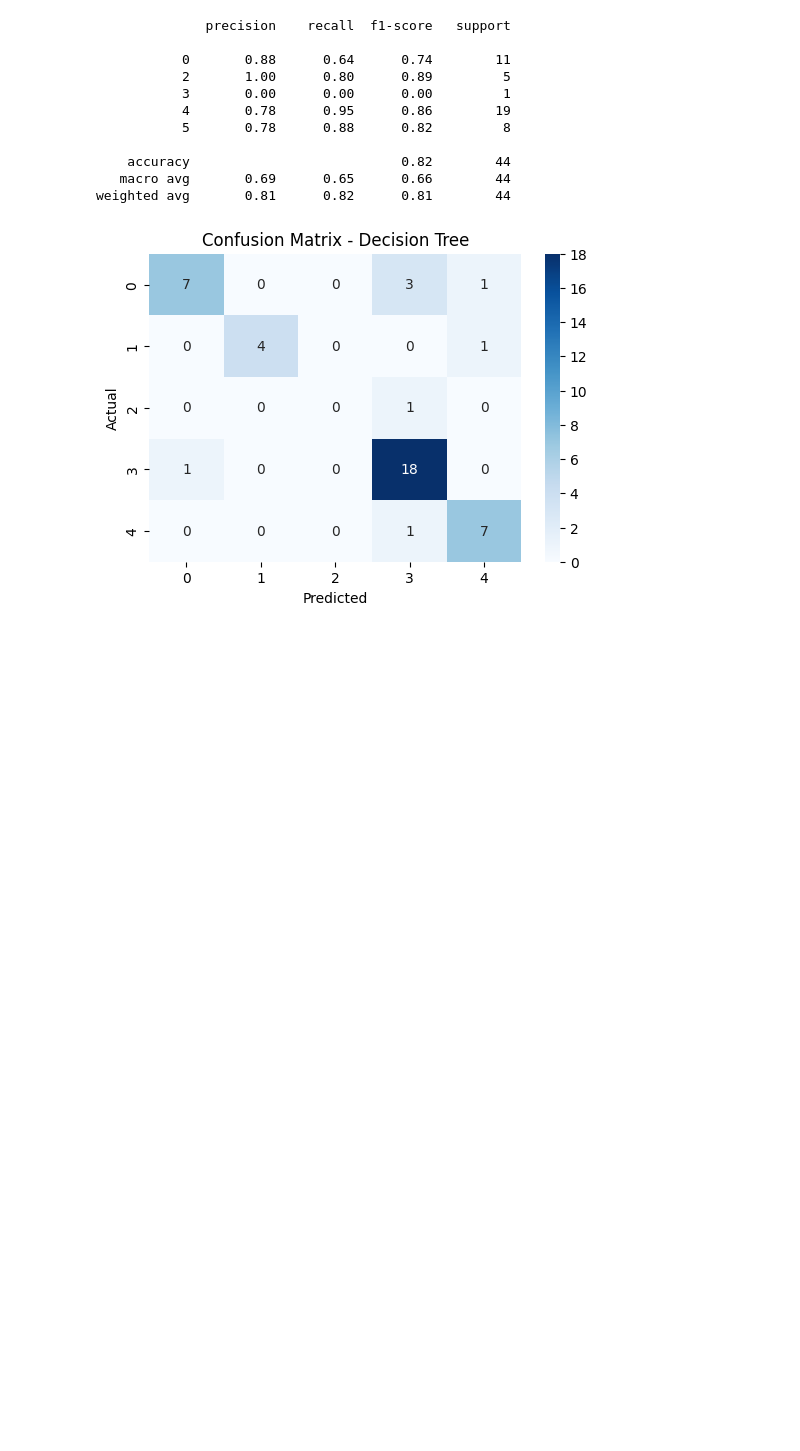
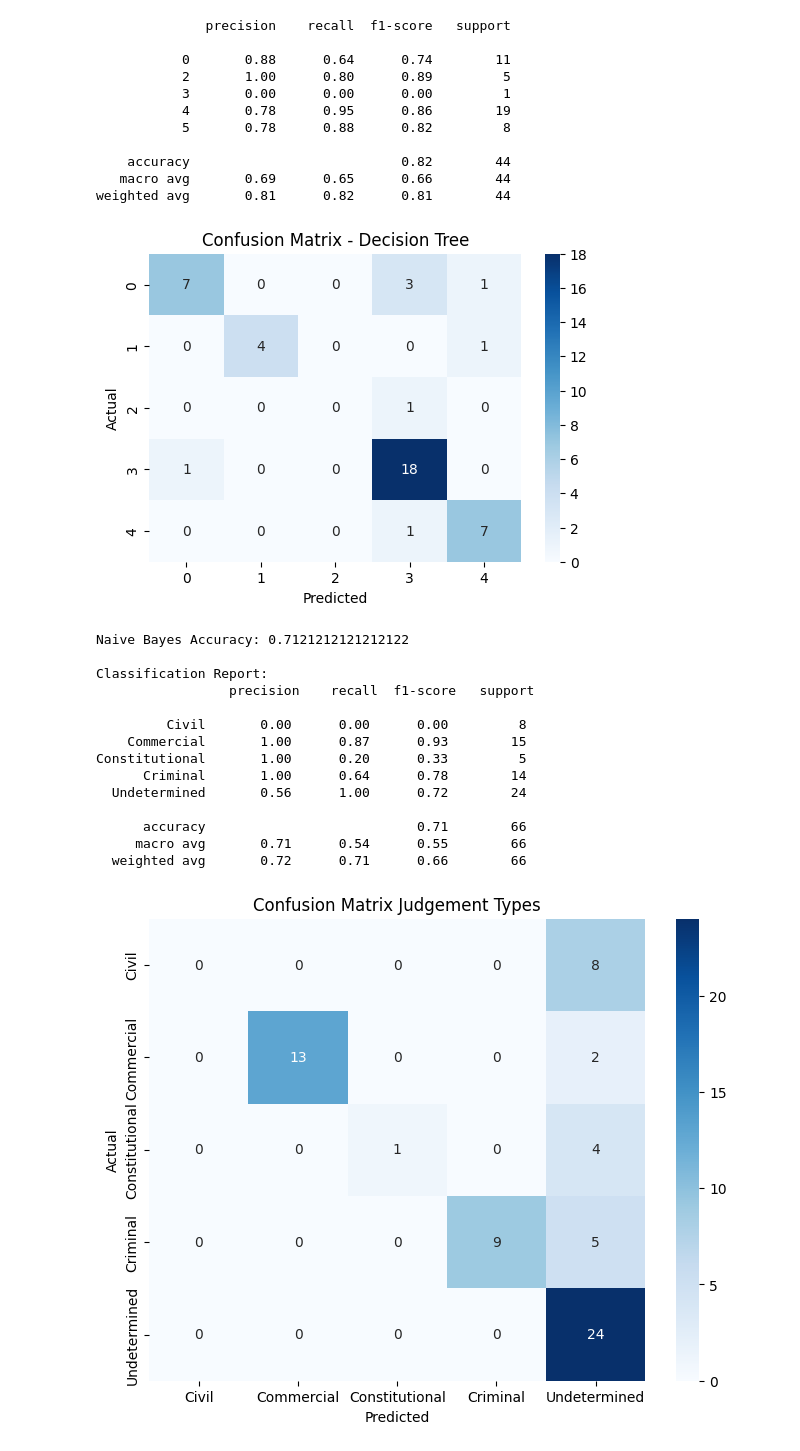
Before and after one commit to SuwilanjiTrey/DataMining-11, a Jupyter notebook: dataMiningGroup11.ipynb, the cells around one changed output. Cells and saved outputs as stored; diff of their text form; code cells hidden in the pictures; blank space fills up the shorter version.

Commit message:
[EV] added confusion matrixes and more graphs to visualize the data

```diff
--- a/dataMiningGroup11.ipynb
+++ b/dataMiningGroup11.ipynb
@@ -436,3 +437,62 @@ plt.show()
    macro avg       0.69      0.65      0.66        44
 weighted avg       0.81      0.82      0.81        44
 [figure]
+# %%
+# Encode target variable
+label_e = LabelEncoder()
+y = label_e.fit_transform(df["JudgmentType"])
+caseSummary = df["CaseSummary"].astype(str)
+X = caseSummary  # Features (text only)
+X_train, X_test, y_train, y_test = train_test_split(
+    X, y, test_size=0.3, random_state=42, stratify=y
+)
+from sklearn.feature_extraction.text import TfidfVectorizer
+
+vectorizer = TfidfVectorizer(
+    stop_words="english",
+    max_features=10000,
+    ngram_range=(1,5),   # unigrams + bigrams + trigrams and beyond .......
+    min_df=2,            # ignore words appearing in <2 docs
+    max_df=0.9           # ignore words appearing in >90% docs
+)
+X_train_tfidf = vectorizer.fit_transform(X_train)
+X_test_tfidf = vectorizer.transform(X_test)
+
+# Train model
+nb_model = MultinomialNB()
+nb_model.fit(X_train_tfidf, y_train)
+
+# Predict
+y_pred = nb_model.predict(X_test_tfidf)
+
+# Evaluate
+print("Naive Bayes Accuracy:", accuracy_score(y_test, y_pred))
+print("\nClassification Report:\n", classification_report(y_test, y_pred, target_names=label_e.classes_))
+
+#Graphical representation
+cm = confusion_matrix(y_test, y_pred)
+
+plt.figure(figsize=(8,6))
+sns.heatmap(cm, annot=True, fmt="d", cmap="Blues",
+            xticklabels=label_e.classes_,
+            yticklabels=label_e.classes_)
+plt.xlabel("Predicted")
+plt.ylabel("Actual")
+plt.title("Confusion Matrix Judgement Types")
+plt.show()
+# %% [output]
+Naive Bayes Accuracy: 0.7121212121212122
+
+Classification Report:
+                 precision    recall  f1-score   support
+
+         Civil       0.00      0.00      0.00         8
+    Commercial       1.00      0.87      0.93        15
+Constitutional       1.00      0.20      0.33         5
+      Criminal       1.00      0.64      0.78        14
+  Undetermined       0.56      1.00      0.72        24
+
+      accuracy                           0.71        66
+     macro avg       0.71      0.54      0.55        66
+  weighted avg       0.72      0.71      0.66        66
+[figure, added]
```
Also changed, not shown: parts of 4 cells of this notebook.
